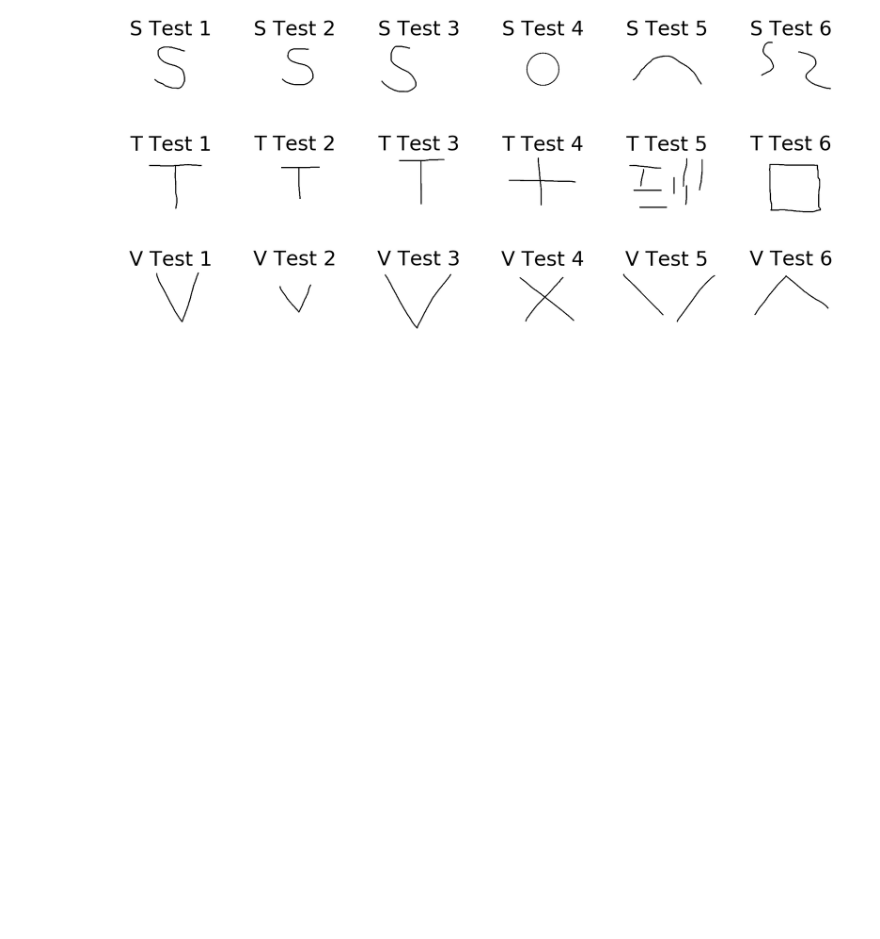
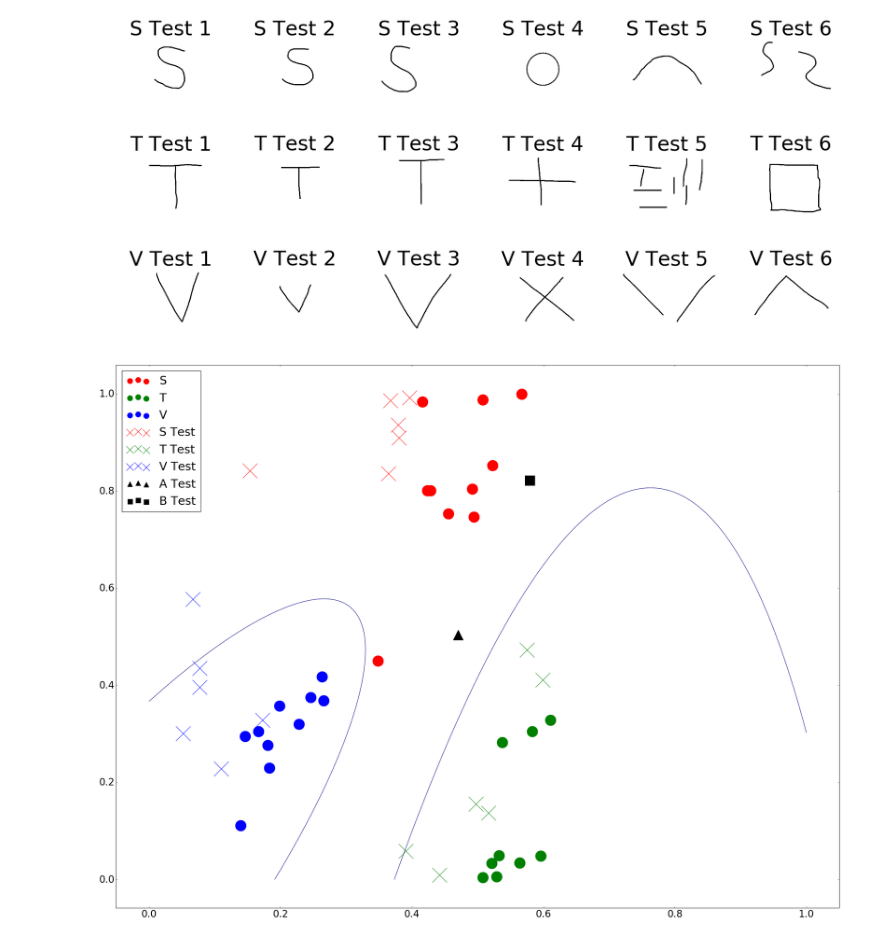
Before and after one commit to crowoy/Letter-Recognition, a Jupyter notebook: src/FourierAnalysis.ipynb, the cells around one changed output. Drawn from its saved outputs; the diff is of its cells as text; code cells hidden in the pictures; blank space fills up the shorter version.

```diff
--- a/src/FourierAnalysis.ipynb
+++ b/src/FourierAnalysis.ipynb
@@ -358,3 +358,95 @@ printTest(V_test, 'V Test')
 [figure]
 [figure]
 [figure]
+# %%
+def center (matrix):
+    n, d = matrix.shape
+    x = np.sum(matrix[:,0])/n
+    y = np.sum(matrix[:,1])/n
+    return (x, y)
+
+def computeMass(cov):
+  return [np.exp(-3) * ((2*np.pi)**2 * np.linalg.det(cov))**(-0.5)]
+
+def PDFs(means, covs, grid):
+    pdfs = []
+    for i in range(len(covs)):
+        pdf = stats.multivariate_normal.pdf(grid, means[i], covs[i]).reshape(1000,1000)
+        pdfs.append(pdf)
+    return pdfs
+# %%
+c_S_training = center(S_unit)
+c_T_training = center(T_unit)
+c_V_training = center(V_unit)
+
+meanClass0 = np.squeeze(np.array(np.mean(S_unit, axis=0)))
+meanClass1 = np.squeeze(np.array(np.mean(T_unit, axis=0)))
+meanClass2 = np.squeeze(np.array(np.mean(V_unit, axis=0)))
+
+covClass0 = np.cov(S_unit, rowvar=0)
+covClass1 = np.cov(T_unit, rowvar=0)
+covClass2 = np.cov(V_unit, rowvar=0)
+
+xval = np.linspace(0,1,1000)
+
+(grid1, grid2) = np.meshgrid(xval, xval)
+
+grid1 = grid1.flatten()
+grid2 = grid2.flatten()
+
+grid = np.column_stack((grid1, grid2))
+
+massCovClass0 = computeMass(covClass0)
+massCovClass1 = computeMass(covClass1)
+massCovClass2 = computeMass(covClass2)
+
+clusterClasses = [S_unit, T_unit, V_unit]
+clusterMeans   = [meanClass0, meanClass1, meanClass2]
+clusterCovs    = [covClass0, covClass1, covClass2]
+clusterMasses  = [massCovClass0, massCovClass1, massCovClass2]
+
+allPDFs = PDFs(clusterMeans, clusterCovs, grid)
+
+centers = np.matrix(np.vstack((c_S_training, c_T_training, c_V_training)))
+allPDFs = PDFs(clusterMeans, clusterCovs, grid)
+
+identityMatrix = np.identity(2)
+clusterIdentities = [identityMatrix, identityMatrix, identityMatrix]
+linearPDFs = PDFs(clusterMeans, clusterIdentities, grid)
+
+###
+
+fig = plt.figure()
+
+ax0 = fig.add_subplot(111)
+ax1 = fig.add_subplot(111)
+ax2 = fig.add_subplot(111)
+ax3 = fig.add_subplot(111)
+ax4 = fig.add_subplot(111)
+ax5 = fig.add_subplot(111)
+ax6 = fig.add_subplot(111)
+ax7 = fig.add_subplot(111)
+ax8 = fig.add_subplot(111)
+
+ax1.scatter(S_unit[:,0], S_unit[:,1], marker='o', color='red', s=700, label='S')
+ax2.scatter(T_unit[:,0], T_unit[:,1], marker='o', color='green', s=700, label='T')
+ax3.scatter(V_unit[:,0], V_unit[:,1], marker='o', color='blue', s=700, label='V')
+
+ax4.scatter(S_test_unit[:,0], S_test_unit[:,1], marker='x', color='red', s=1300, label='S Test')
+ax5.scatter(T_test_unit[:,0], T_test_unit[:,1], marker='x', color='green', s=1300, label='T Test')
+ax6.scatter(V_test_unit[:,0], V_test_unit[:,1], marker='x', color='blue', s=1300, label='V Test')
+
+ax7.scatter(A_test_unit[:,0], A_test_unit[:,1], marker='^', color='black', s=600, label='A Test')
+ax8.scatter(B_test_unit[:,0], B_test_unit[:,1], marker='s', color='black', s=600, label='B Test')
+
+oneAndTwo = np.divide(allPDFs[0], allPDFs[1])
+oneAndThree = np.divide(allPDFs[0], allPDFs[2])
+
+plt.contour(xval, xval, oneAndTwo, [1])
+plt.contour(xval, xval, oneAndThree, [1])
+
+plt.legend(loc='upper left', markerscale=0.5)
+
+plt.show()
+# %% [output]
+[figure, added]
```
